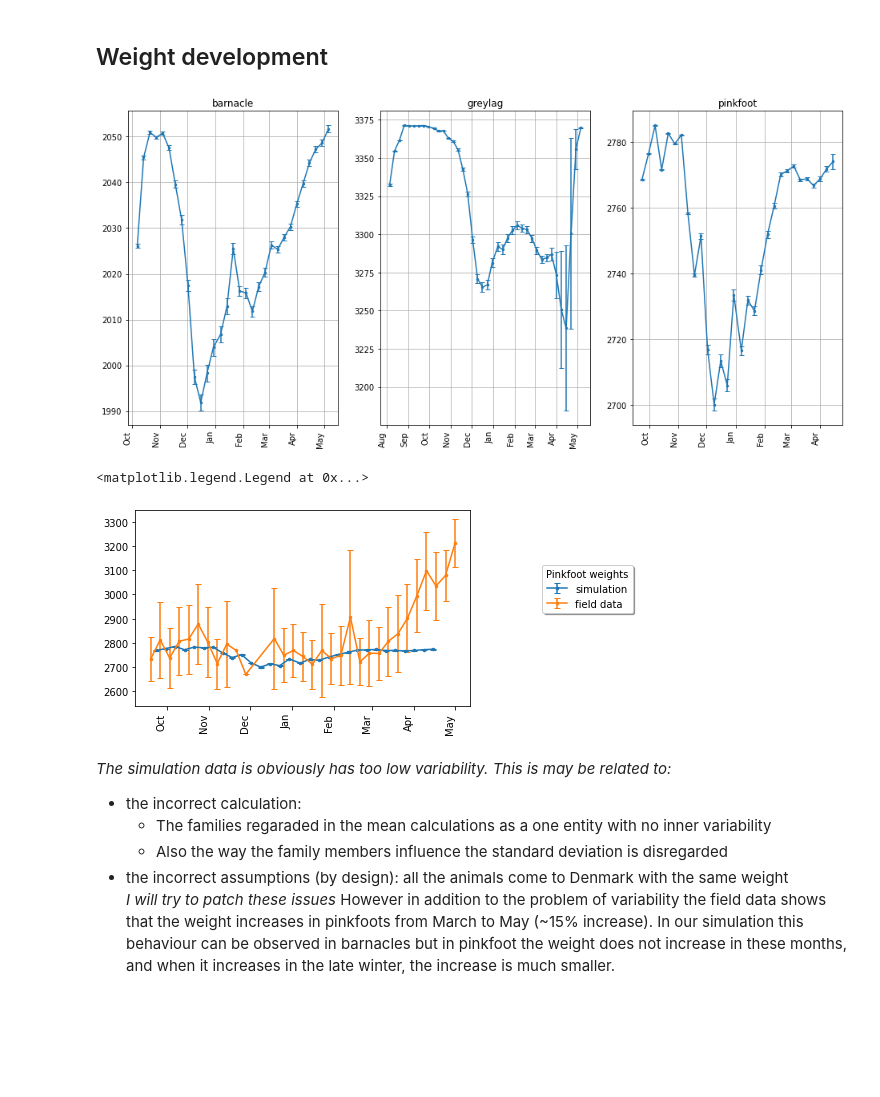
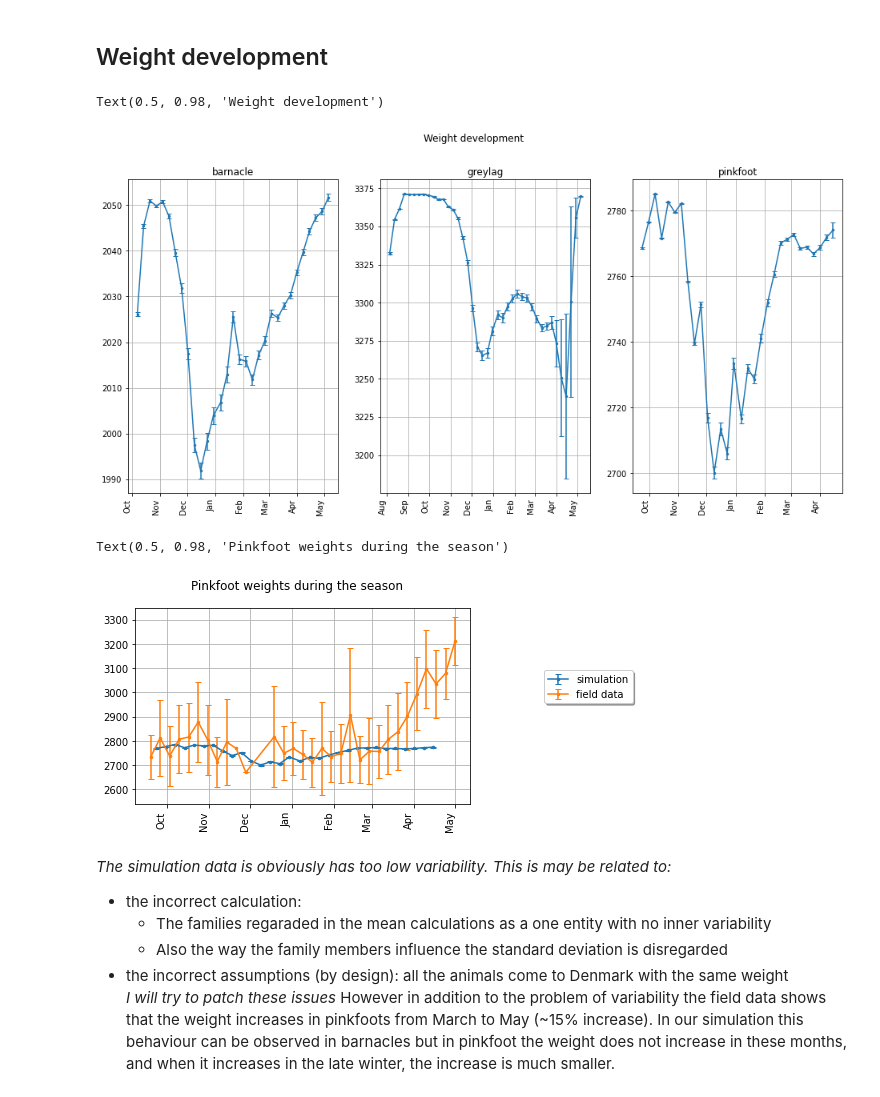
Before and after one commit to andrey-chu/almass_python_testing_mirror, a Jupyter notebook: Test_page_2.ipynb, the cells around one changed output. Saved outputs shown, nothing was run; the diff lists cells and outputs as text; code cells hidden in the pictures; blank space fills up the shorter version.

```diff
--- a/Test_page_2.ipynb
+++ b/Test_page_2.ipynb
@@ -61,21 +61,24 @@ field_data.loc[np.logical_not(idx1),'Date']=field_data[np.logical_not(idx1)]['Da
 # %%
 
 fig9, ax9 = plt.subplots(1,3,figsize=mpl.figure.figaspect(0.5)*2)
 
 months = mdates.MonthLocator()
 myFmt = mdates.DateFormatter('%b')
 # plt.sca()
 fig9.autofmt_xdate(rotation='vertical')
 for i in range(3):
     ax9[i].xaxis.set_major_formatter(myFmt)
     ax9[i].grid()
     ax9[i].xaxis.set_minor_locator(months)
     ax9[i].xaxis_date()
     temp_data = weight_data[weight_data['species']==species_names[i]]
     line9=ax9[i].errorbar(temp_data['daydate'],temp_data['mean_weight'],temp_data['mean_weight_se'], capsize=3, ms=5, marker=".")
     ax9[i].set_title(species_names[i])
+
+fig9.suptitle('Weight development')
 # %% [output]
+Text(0.5, 0.98, 'Weight development')
-[figure, old version]
+[figure, new version]
 # %%
 
 # Let us compare the field data and the simulation
@@ -97,10 +100,12 @@ field_agg=field_data.groupby('weekdate2').agg(weight_mean=('Weight', np.mean), w
 
 line10=ax10.errorbar(pinkfoot_simdata['daydate'],pinkfoot_simdata['mean_weight'],temp_data['mean_weight_se'], capsize=3, ms=5, marker=".")
 line11=ax10.errorbar(field_agg.index,field_agg['weight_mean'],field_agg['weight_std'], capsize=3, ms=5, marker=".")
-ax10.legend(handles=[line10,line11], labels=['simulation', 'field data'], fancybox=True, shadow=True, title='Pinkfoot weights', loc='center right',bbox_to_anchor=(1.5, 0.60))
+ax10.legend(handles=[line10,line11], labels=['simulation', 'field data'], fancybox=True, shadow=True, loc='center right',bbox_to_anchor=(1.5, 0.60))
+ax10.grid()
+fig10.suptitle('Pinkfoot weights during the season')
 # %% [output]
-<matplotlib.legend.Legend at 0x...>
+Text(0.5, 0.98, 'Pinkfoot weights during the season')
-[figure, old version]
+[figure, new version]
 # %% [markdown]
 <i>The simulation data is obviously has too low variability. This is may be related to:
 * the incorrect calculation:
```
Also changed, not shown: parts of 11 cells of this notebook, 3 other files.
